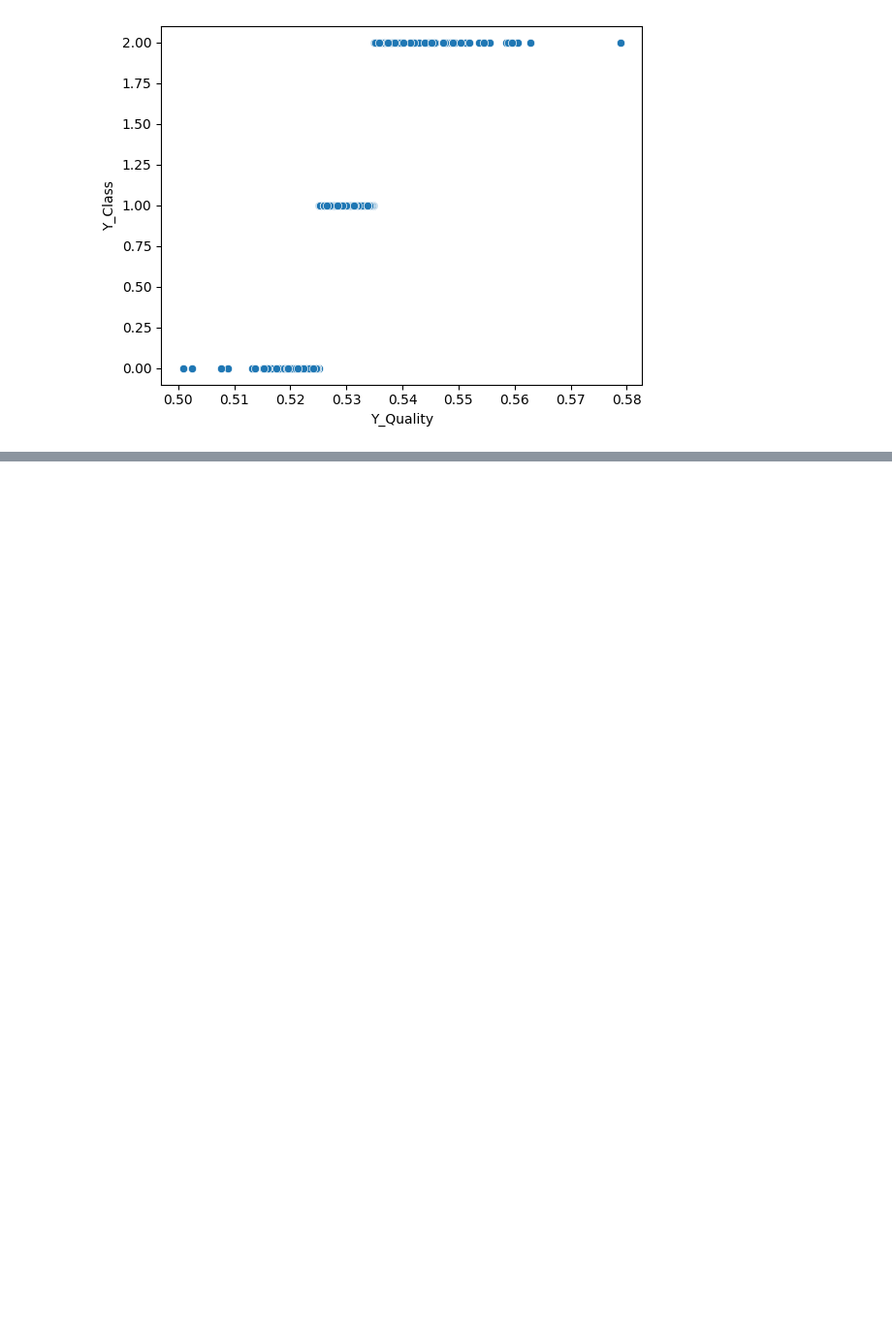
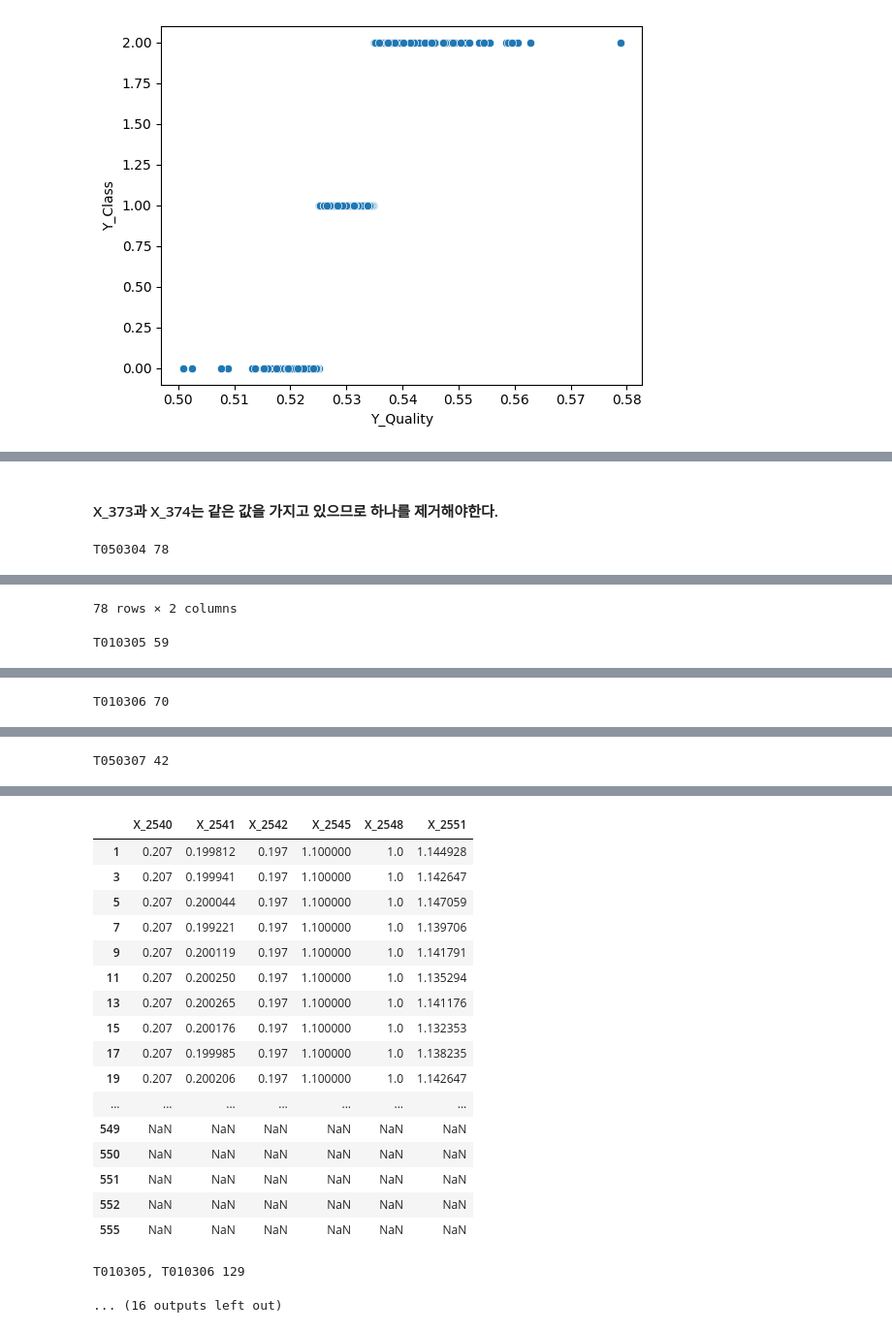
Before and after one commit to Woo-Ple-Bo/Challenge_for_product_quality_classification, a Jupyter notebook: EDA/생산라인과 제품별 결측치 분석.ipynb, the cells around one changed output, grey strips where cells are left out. Shown at 97% size. Drawn from its saved outputs; the diff is of its cells as text; code cells hidden in the pictures; blank space fills up the shorter version.

```diff
--- a/EDA/생산라인과 제품별 결측치 분석.ipynb
+++ b/EDA/생산라인과 제품별 결측치 분석.ipynb
@@ -28,3 +29,4 @@ display(df.head())
-# %%
-desc = df.describe()
-df = df.drop(desc.columns[desc.loc['std']==0], axis=1)
+# %%
+for col in df.columns:
+    if len(df[col].value_counts())==1:
+        df = df.drop(col, axis=1)
@@ -53 +78,50 @@ fig.show()
 [figure]
+# %% [markdown]
+#### X_373과 X_374는 같은 값을 가지고 있으므로 하나를 제거해야한다.
+# %%
+print('T050304', len(df[df['LINE']=='T050304']))
+tmp = df[df['LINE']=='T050304'][['X_{}'.format(x) for x in T04-T05-T06-T07]]
+display(tmp.describe())
+if tmp[tmp.columns[tmp.isna().any(axis=0)]].shape[1]:
+    display(tmp[tmp.columns[tmp.isna().any(axis=0)]])
+print('T010305', len(df[df['LINE']=='T010305']))
+tmp = df[df['LINE']=='T010305'][['X_{}'.format(x) for x in T05-T06]]
+display(tmp.describe())
+if tmp[tmp.columns[tmp.isna().any(axis=0)]].shape[1]:
+    display(tmp[tmp.columns[tmp.isna().any(axis=0)]])
+print('T010306',len(df[df['LINE']=='T010306']))
+tmp = df[df['LINE']=='T010306'][['X_{}'.format(x) for x in T06-T04-T07-T05]]
+display(tmp.describe())
+if tmp[tmp.columns[tmp.isna().any(axis=0)]].shape[1]:
+    display(tmp[tmp.columns[tmp.isna().any(axis=0)]])
+print('T050307',len(df[df['LINE']=='T050307']))
+tmp = df[df['LINE']=='T050307'][['X_{}'.format(x) for x in T07-T04-T05-T06]]
+display(tmp.describe())
+if tmp[tmp.columns[tmp.isna().any(axis=0)]].shape[1]:
+    display(tmp[tmp.columns[tmp.isna().any(axis=0)]])
+
+print('T010305, T010306',len(df[(df['LINE']=='T010305')|(df['LINE']=='T010306')]))
+tmp = df[(df['LINE']=='T010305')|(df['LINE']=='T010306')][['X_{}'.format(x) for x in T05&T06-T04-T07]]
+display(tmp.describe())
+if tmp[tmp.columns[tmp.isna().any(axis=0)]].shape[1]:
+    display(tmp[tmp.columns[tmp.isna().any(axis=0)]])
+
+print('T050304,T050307',len(df[(df['LINE']=='T050304')|(df['LINE']=='T050307')]))
+tmp = df[(df['LINE']=='T050304')|(df['LINE']=='T050307')][['X_{}'.format(x) for x in T04&T07-T05-T06]]
+display(tmp.describe())
+if tmp[tmp.columns[tmp.isna().any(axis=0)]].shape[1]:
+    display(tmp[tmp.columns[tmp.isna().any(axis=0)]])
+
+print('T010305, T010306, T050304',len(df[(df['LINE']=='T010305')|(df['LINE']=='T010306')|(df['LINE']=='T050304')]))
+tmp = df[(df['LINE']=='T010305')|(df['LINE']=='T010306')|(df['LINE']=='T050304')][['X_{}'.format(x) for x in T05&T06&T04-T07]]
+display(tmp.describe())
+if tmp[tmp.columns[tmp.isna().any(axis=0)]].shape[1]:
+    display(tmp[tmp.columns[tmp.isna().any(axis=0)]])
+
+print('T010305, T010306, T050304',len(df[(df['LINE']=='T010305')|(df['LINE']=='T010306')|(df['LINE']=='T050304')|(df['LINE']=='T050307')]))
+tmp = df[(df['LINE']=='T010305')|(df['LINE']=='T010306')|(df['LINE']=='T050304')|(df['LINE']=='T050307')][['X_{}'.format(x) for x in T05&T06&T04&T07]]
+display(tmp.describe())
+if tmp[tmp.columns[tmp.isna().any(axis=0)]].shape[1]:
+    display(tmp[tmp.columns[tmp.isna().any(axis=0)]])
+# %% [output]
+T050304 78
@@ -53,0 +149,2 @@ fig.show()
+78 rows × 2 columns
+T010305 59
@@ -53,0 +160 @@ fig.show()
+T010306 70
@@ -53,0 +170 @@ fig.show()
+T050307 42
@@ -54,3 +180,22 @@ fig.show()
+|  | X_2540 | X_2541 | X_2542 | X_2545 | X_2548 | X_2551 |
+| 1 | 0.207 | 0.199812 | 0.197 | 1.100000 | 1.0 | 1.144928 |
+| 3 | 0.207 | 0.199941 | 0.197 | 1.100000 | 1.0 | 1.142647 |
+| 5 | 0.207 | 0.200044 | 0.197 | 1.100000 | 1.0 | 1.147059 |
+| 7 | 0.207 | 0.199221 | 0.197 | 1.100000 | 1.0 | 1.139706 |
+| 9 | 0.207 | 0.200119 | 0.197 | 1.100000 | 1.0 | 1.141791 |
+| 11 | 0.207 | 0.200250 | 0.197 | 1.100000 | 1.0 | 1.135294 |
+| 13 | 0.207 | 0.200265 | 0.197 | 1.100000 | 1.0 | 1.141176 |
+| 15 | 0.207 | 0.200176 | 0.197 | 1.100000 | 1.0 | 1.132353 |
+| 17 | 0.207 | 0.199985 | 0.197 | 1.100000 | 1.0 | 1.138235 |
+| 19 | 0.207 | 0.200206 | 0.197 | 1.100000 | 1.0 | 1.142647 |
+| ... | ... | ... | ... | ... | ... | ... |
+| 549 | NaN | NaN | NaN | NaN | NaN | NaN |
+| 550 | NaN | NaN | NaN | NaN | NaN | NaN |
+| 551 | NaN | NaN | NaN | NaN | NaN | NaN |
+| 552 | NaN | NaN | NaN | NaN | NaN | NaN |
+| 555 | NaN | NaN | NaN | NaN | NaN | NaN |
+T010305, T010306 129
+... (16 outputs left out)
 # %%
 a_unis = {
     "T05":T05,
```
Also changed, not shown: parts of 7 cells of this notebook.
